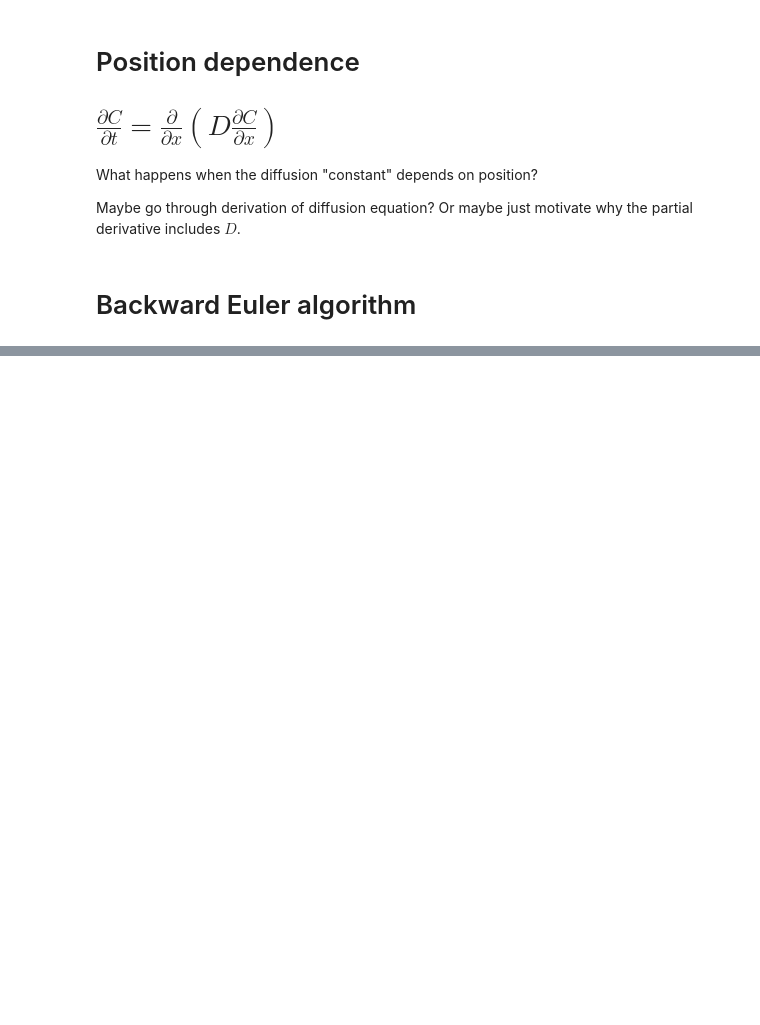
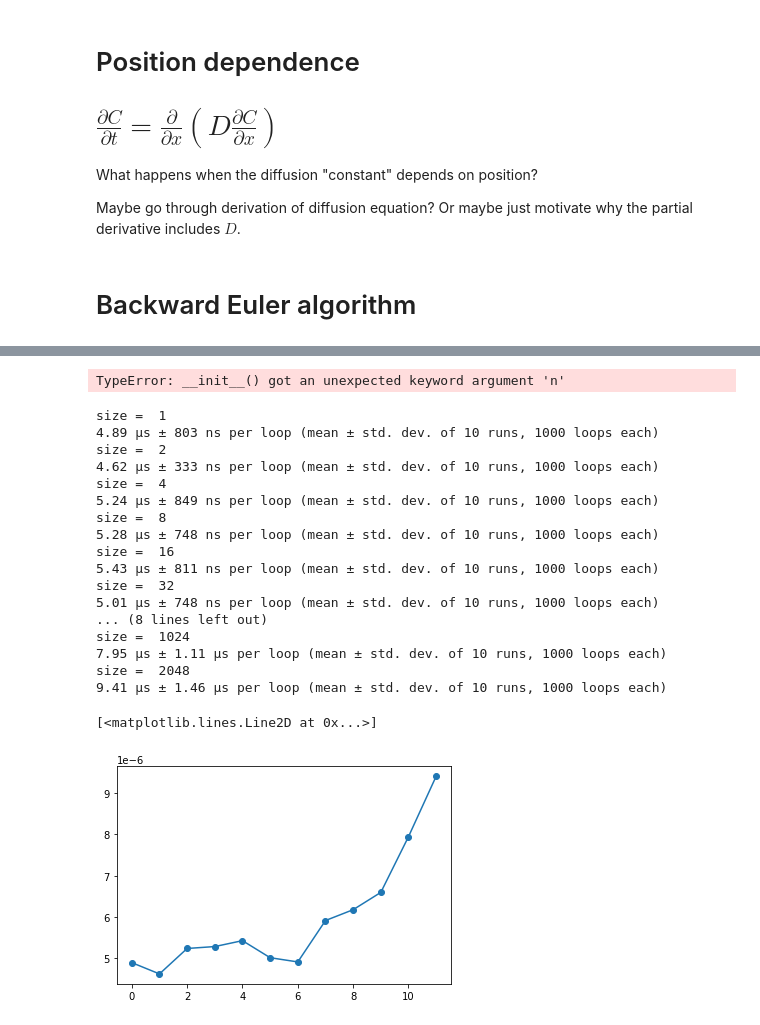
Before and after one commit to mohnjahoney/REU_physics, a Jupyter notebook: diffusion/diffusion.ipynb, the cells around one changed output, grey strips where cells are left out. Saved outputs shown, nothing was run; the diff lists cells and outputs as text; code cells hidden in the pictures; blank space fills up the shorter version.

```diff
--- a/diffusion/diffusion.ipynb
+++ b/diffusion/diffusion.ipynb
@@ -194,0 +249,16 @@ for tind in range(1, Nt):
+# %%
+# Create some toy functions to learn about timing code.
+# TRY: Understand what these functions do and describe how they do it.
+def slow_func(x):
+    y = []
+    for xx in x:
+        if xx > 0:
+            y.append(xx)
+    return y
+
+def medium_func(x):
+    return [xx for xx in x if xx > 0]
+
+def fast_func(x):
+    mask = (x > 0)
+    return x[mask]
@@ -194,0 +277,37 @@ for tind in range(1, Nt):
+# %%
+from timeit import timeit, Timer
+t = Timer('fast_func(x)', globals=globals(), n=100, r=3)
+#timeit(stmt="fast_func(x)", globals=globals())
+t.timeit()
+# %% [output]
+TypeError: __init__() got an unexpected keyword argument 'n'
+# %%
+ts = []
+sizes = 2**np.arange(0, 12)
+for size in sizes:
+    print("size = ", size)
+    xs = np.random.random(size)
+    result = %timeit -o -n 1000 -r 10 fast_func(xs) # -o yields object output
+    ts.append(result.average)
+
+plt.plot(ts, 'o-')
+# %% [output]
+size =  1
+4.89 µs ± 803 ns per loop (mean ± std. dev. of 10 runs, 1000 loops each)
+size =  2
+4.62 µs ± 333 ns per loop (mean ± std. dev. of 10 runs, 1000 loops each)
+size =  4
+5.24 µs ± 849 ns per loop (mean ± std. dev. of 10 runs, 1000 loops each)
+size =  8
+5.28 µs ± 748 ns per loop (mean ± std. dev. of 10 runs, 1000 loops each)
+size =  16
+5.43 µs ± 811 ns per loop (mean ± std. dev. of 10 runs, 1000 loops each)
+size =  32
+5.01 µs ± 748 ns per loop (mean ± std. dev. of 10 runs, 1000 loops each)
+... (8 lines left out)
+size =  1024
+7.95 µs ± 1.11 µs per loop (mean ± std. dev. of 10 runs, 1000 loops each)
+size =  2048
+9.41 µs ± 1.46 µs per loop (mean ± std. dev. of 10 runs, 1000 loops each)
+[<matplotlib.lines.Line2D at 0x...>]
+[figure, added]
```
Also changed, not shown: parts of 18 cells of this notebook.
